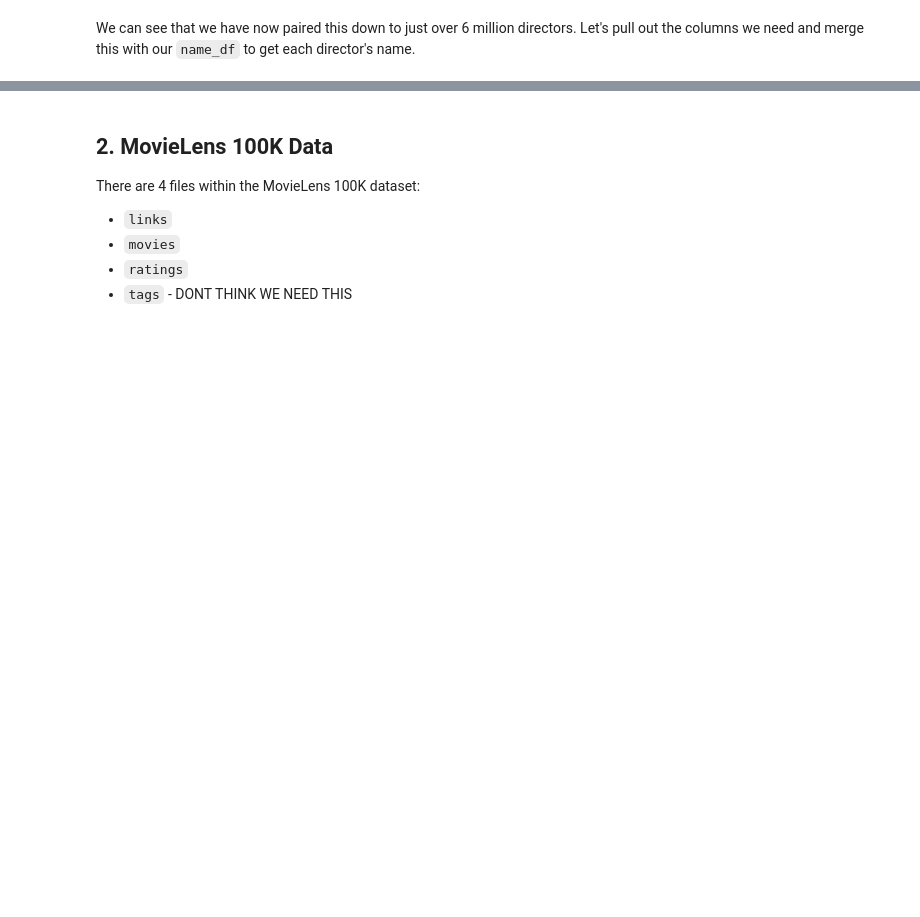
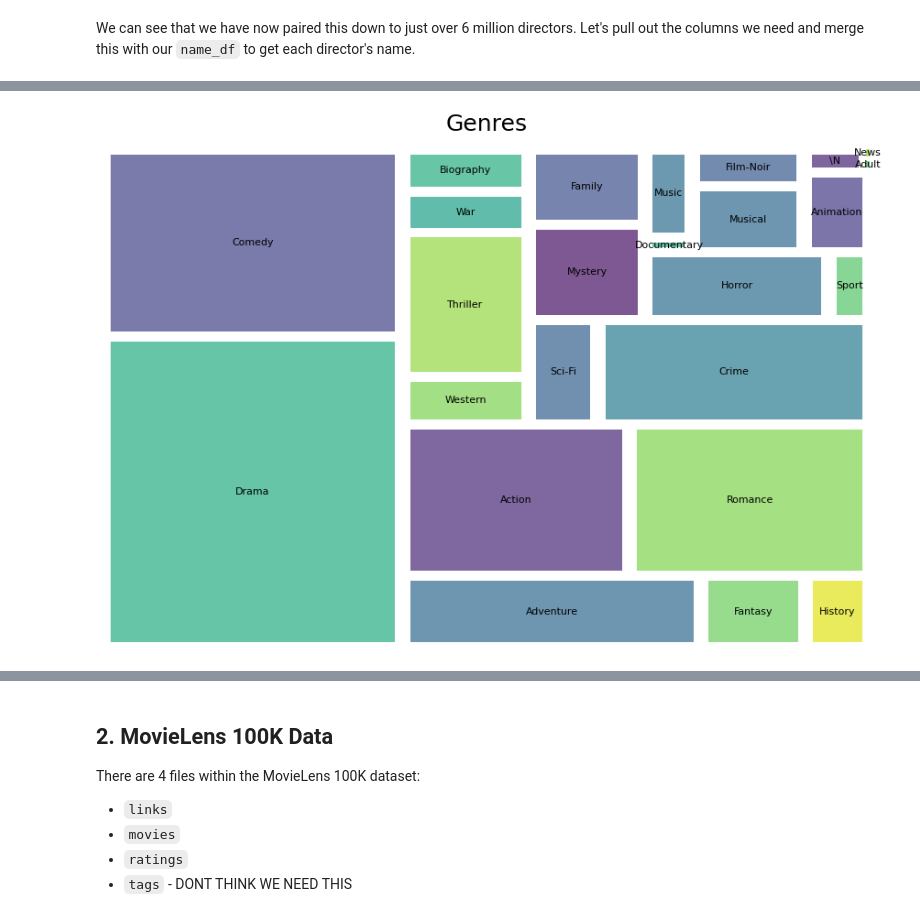
Before and after one commit to kevgross89/Apple-TV-Movie-Recommendation-Engine, a Jupyter notebook: What To Watch - Movie Recommendation Engine.ipynb, the cells around one changed output, grey strips where cells are left out. Saved outputs shown, nothing was run; the diff lists cells and outputs as text; code cells hidden in the pictures; blank space fills up the shorter version.

```diff
--- a/What To Watch - Movie Recommendation Engine.ipynb
+++ b/What To Watch - Movie Recommendation Engine.ipynb
@@ -514,0 +736,10 @@ KeyError: 'genres'
+# %%
+genres_info = Counter(genres_list)
+
+plt.figure(figsize=(15, 10))
+plt.title("Genres", fontsize=25, pad=20)
+squarify.plot(genres_info.values(), label=genres_info.keys(), text_kwargs={'fontsize':11},
+              bar_kwargs={'alpha':.7}, pad=True)
+plt.axis("off");
+# %% [output]
+[figure, added]
```
Also changed, not shown: parts of 77 cells of this notebook.
